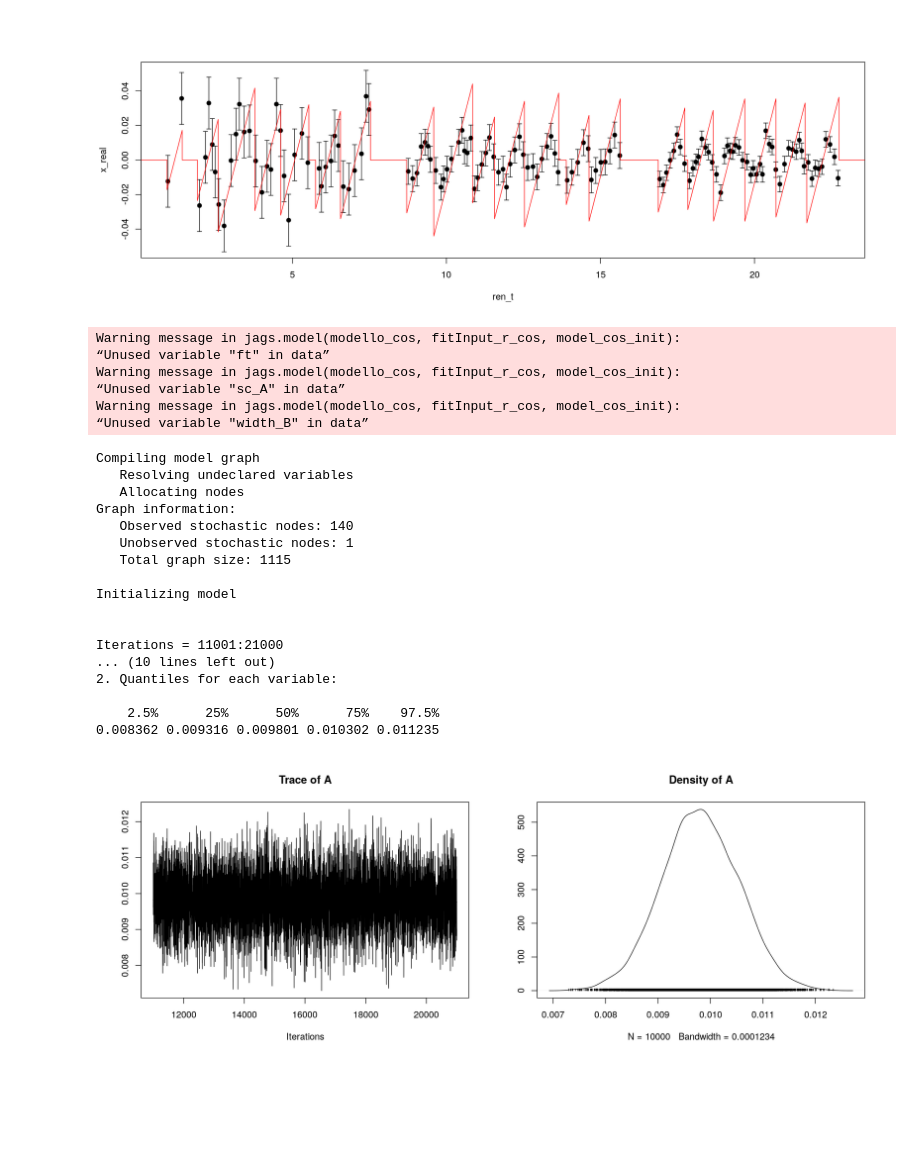
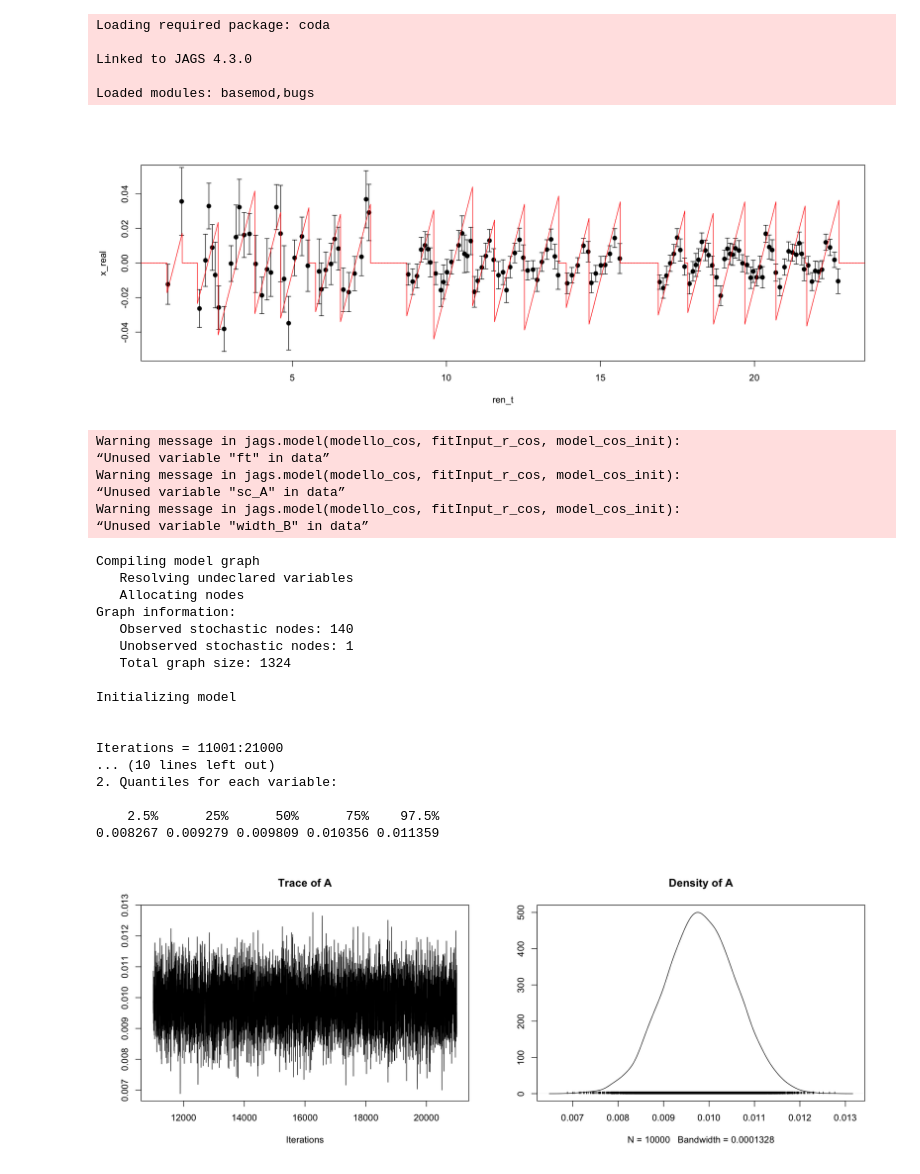
Before and after one commit to piacent/bayes_analysis, a Jupyter notebook: DAMA_Bayes_realdata_123.R.ipynb, the cells around one changed output. Saved outputs shown, nothing was run; the diff lists cells and outputs as text; code cells hidden in the pictures; blank space fills up the shorter version.

```diff
--- a/DAMA_Bayes_realdata_123.R.ipynb
+++ b/DAMA_Bayes_realdata_123.R.ipynb
@@ -13,3 +1,33 @@ Loaded modules: basemod,bugs
+# %%
+#----------------------------------------------
+# Stefano Piacentini - 05/02/2020
+#----------------------------------------------
+
+library(rjags)
+
+
+# initial phase taken from dama's paper
+phi_0 = 3.658
+
+results = NULL
+results$A_mean = 0
+results$A_sd   = 0
+results$B_mean = 0
+results$B_sd   = 0
+results$chi2_C = 0
+results$chi2_S = 0
+results$LR_CS  = 0
+results$OC_CS  = 0
+results$BF_CS  = 0
+results$BF_CCS  = 0
+results$BF_SCS  = 0
+results$dof    = 0
+# %% [output]
+Loading required package: coda
+
+Linked to JAGS 4.3.0
+
+Loaded modules: basemod,bugs
 # %%
 # Definition of saewtooth function
 rate_sim = function(x, rx,
@@ -72,6 +90,13 @@ timewindows <- read.table("timewindows.txt")
 #}
 # %%
 dataframe <- read.table("dama_all.txt")
+#dataframe1 <- read.csv("DAMA_data/data_NaI_2_6_central.csv")
+#dataframe2 <- read.csv("DAMA_data/data_")
+
+yp_NaI  <- read.csv("DAMA_data/data_NaI_2_6_y+.csv", header = FALSE)
+yp12    <- read.csv("DAMA_data/data_I_II_2_6_y+.csv", header = FALSE)
+
+yp <- rbind(yp_NaI, yp12)
 
 N_r <- nrow(dataframe)
 t_real <- rep(1, N_r)
@@ -92,6 +117,7 @@ for (i in 1:N_r) {
         sd_real[i] <- 0.009/2
     }
 
+    sd_real[i] <- yp[i,2] - dataframe[i,2]
 }
 ren_t <- (t_real)/365
 
@@ -127,7 +153,7 @@ vec <- rate_sim(x = tmp, rx= vec, SAW = 1,
 
 lines(tmp, vec, col = 'red')
 # %% [output]
-[figure, old version]
+[figure, new version]
 # %%
 # FIT OF THE REAL DATA WITH COS
 
@@ -141,7 +167,7 @@ sc_A         <- 0.05
 
 modello_cos    <-    "COS.bug" # file con modello di puro segnale
 
-#model_cos_init    <- list(A = 0.02, phi = 3.801730)
+#model_cos_init    <- list(A = 0.02, phi = phi_0)
 model_cos_init    <- list(A = 0.02)
 
 fitInput_r_cos <- NULL
@@ -153,7 +179,7 @@ fitInput_r_cos$t      <- ren_t
 fitInput_r_cos$ft     <- floor(ren_t+0.15)
 fitInput_r_cos$v      <- 1
 fitInput_r_cos$pi     <- pi
-fitInput_r_cos$phi    <- 3.801730
+fitInput_r_cos$phi    <- phi_0
 fitInput_r_cos$sc_A   <- sc_A
 
 # prior parameters
@@ -174,36 +200,36 @@ to.sample_cos_r = c('A')
 
 catena_cos_r <- coda.samples(m_cos_r, to.sample_cos_r, n.iter=10000)  # sampling
 
 mcmc_cos_r <- as.mcmc(catena_cos_r)
 
 print(summary(catena_cos_r))
 
 plot(catena_cos_r)
 # %% [output]
 Warning message in jags.model(modello_cos, fitInput_r_cos, model_cos_init):
 “Unused variable "ft" in data”
 Warning message in jags.model(modello_cos, fitInput_r_cos, model_cos_init):
 “Unused variable "sc_A" in data”
 Warning message in jags.model(modello_cos, fitInput_r_cos, model_cos_init):
 “Unused variable "width_B" in data”
 Compiling model graph
    Resolving undeclared variables
    Allocating nodes
 Graph information:
    Observed stochastic nodes: 140
    Unobserved stochastic nodes: 1
-   Total graph size: 1115
+   Total graph size: 1324
 
 Initializing model
 
 
 Iterations = 11001:21000
 ... (10 lines left out)
 2. Quantiles for each variable:
 
     2.5%      25%      50%      75%    97.5%
-0.008362 0.009316 0.009801 0.010302 0.011235
+0.008267 0.009279 0.009809 0.010356 0.011359
-[figure, old version]
+[figure, new version]
 # %%
 # FIT OF THE REAL DATA WITH SAWCOS
 
```
Also changed, not shown: parts of 18 cells of this notebook, 4 other files.
